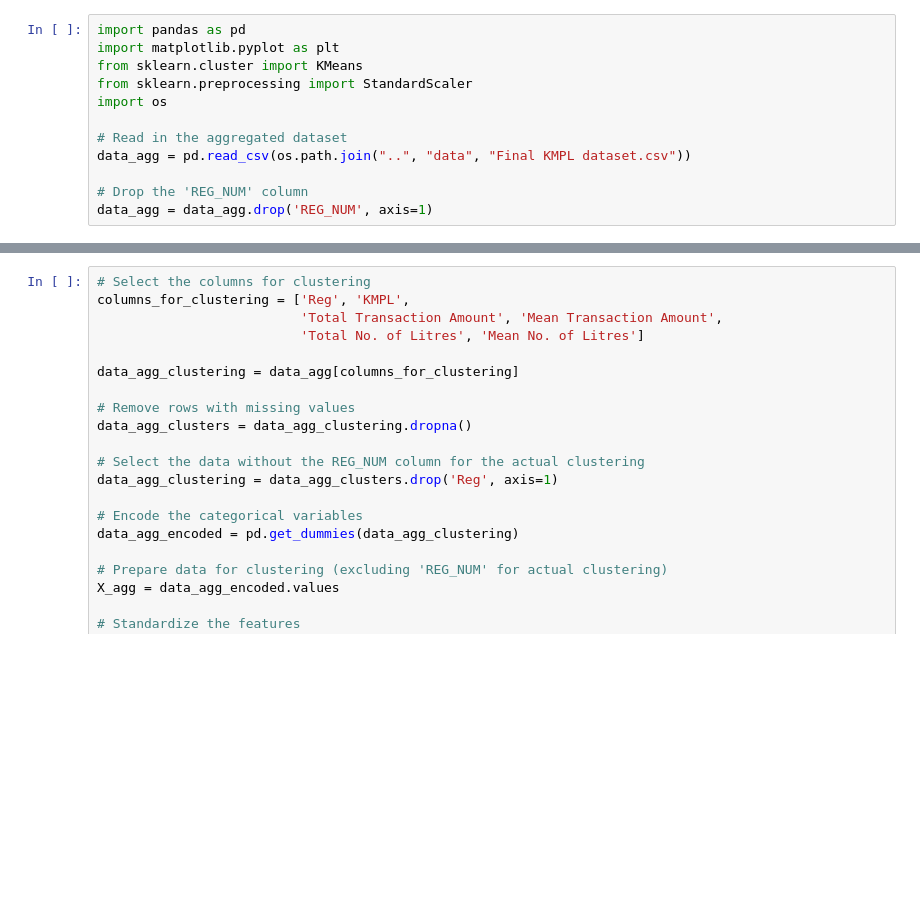
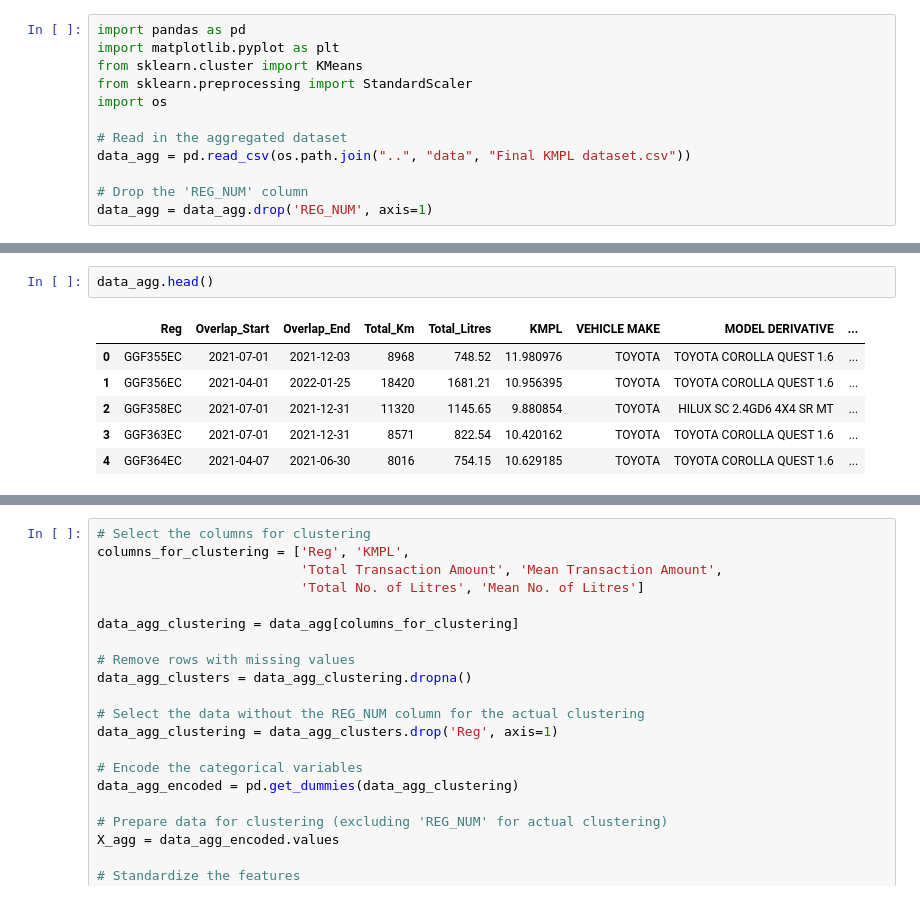
Before and after one commit to Jared-T/masters-dissertation, a Jupyter notebook: notebooks/Vehicle_Clustering.ipynb, the cells around one changed output, grey strips where cells are left out. Saved outputs shown, nothing was run; the diff lists cells and outputs as text; blank space fills up the shorter version.

```diff
--- a/notebooks/Vehicle_Clustering.ipynb
+++ b/notebooks/Vehicle_Clustering.ipynb
@@ -14,0 +28,9 @@ data_agg = data_agg.drop('REG_NUM', axis=1)
+# %%
+data_agg.head()
+# %% [output]
+|  | Reg | Overlap_Start | Overlap_End | Total_Km | Total_Litres | KMPL | VEHICLE MAKE | MODEL DERIVATIVE | ... |
+| 0 | GGF355EC | 2021-07-01 | 2021-12-03 | 8968 | 748.52 | 11.980976 | TOYOTA | TOYOTA COROLLA QUEST 1.6 | ... |
+| 1 | GGF356EC | 2021-04-01 | 2022-01-25 | 18420 | 1681.21 | 10.956395 | TOYOTA | TOYOTA COROLLA QUEST 1.6 | ... |
+| 2 | GGF358EC | 2021-07-01 | 2021-12-31 | 11320 | 1145.65 | 9.880854 | TOYOTA | HILUX SC 2.4GD6 4X4 SR MT | ... |
+| 3 | GGF363EC | 2021-07-01 | 2021-12-31 | 8571 | 822.54 | 10.420162 | TOYOTA | TOYOTA COROLLA QUEST 1.6 | ... |
+| 4 | GGF364EC | 2021-04-07 | 2021-06-30 | 8016 | 754.15 | 10.629185 | TOYOTA | TOYOTA COROLLA QUEST 1.6 | ... |
```
Also changed, not shown: parts of 6 cells of this notebook, 24 other files.
